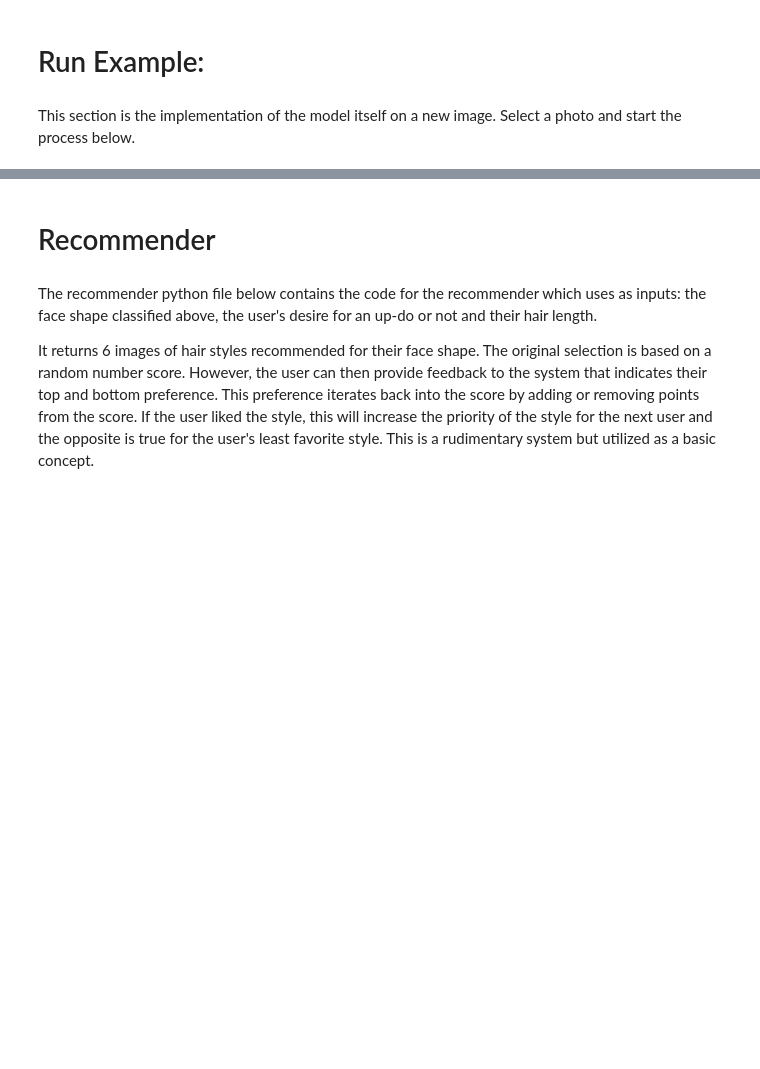
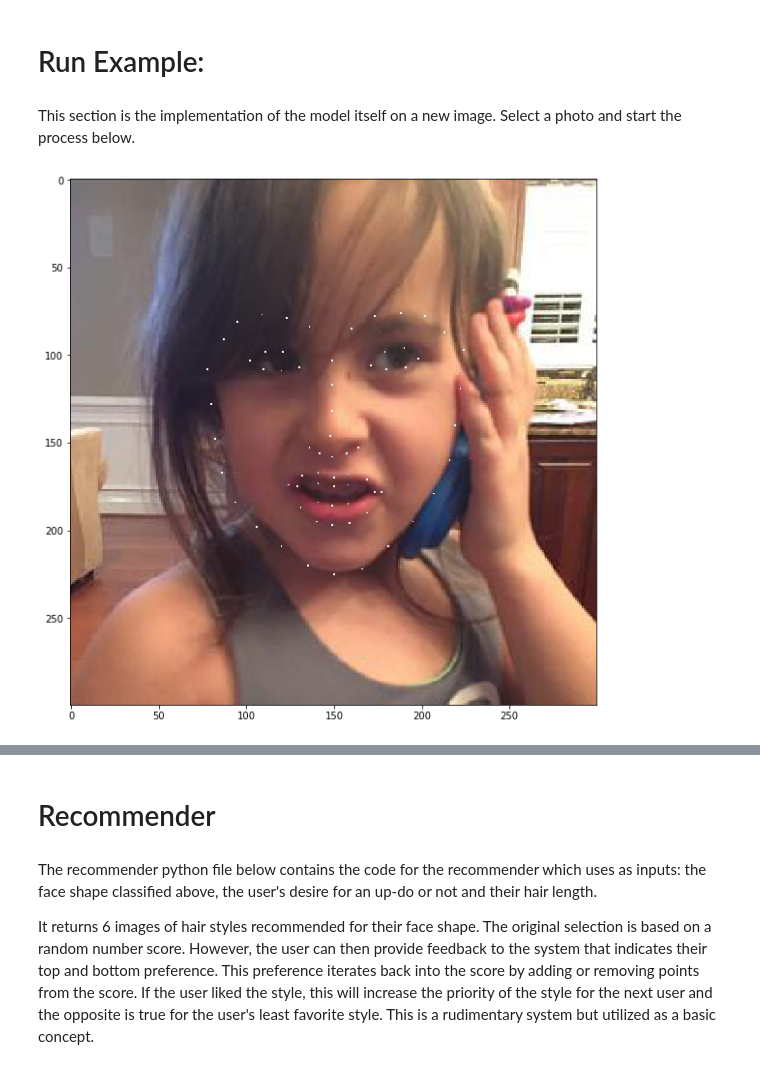
Before and after one commit to marnieboyer/Thinkful, a Jupyter notebook: Final Capstone/main v2.ipynb, the cells around one changed output, grey strips where cells are left out. Cells and saved outputs as stored; diff of their text form; code cells hidden in the pictures; blank space fills up the shorter version.

```diff
--- a/Final Capstone/main v2.ipynb
+++ b/Final Capstone/main v2.ipynb
@@ -409,9 +508,19 @@ avg / total       0.65      0.64      0.64       374
 # %% [markdown]
 This section is the implementation of the model itself on a new image.  Select a photo and start the process below.
 # %%
-my_photo = 'marnie.jpg'
+my_photo = 'syd.jpg'
 n = 2035
 make_face_df2_save(my_photo,n)
+# %%
+
+plt.figure(figsize = (10,10))
+new_photo = my_photo+'_NEW_rotated_pts.jpg'
+img = Image.open(new_photo)
+draw = ImageDraw.Draw(img)
+plt.imshow(img)
+img.close()
+# %% [output]
+[figure, added]
 # %%
 dfc = df
 test_row = dfc.ix[n].values.reshape(1,-1)
```
Also changed, not shown: parts of 7 cells of this notebook.
